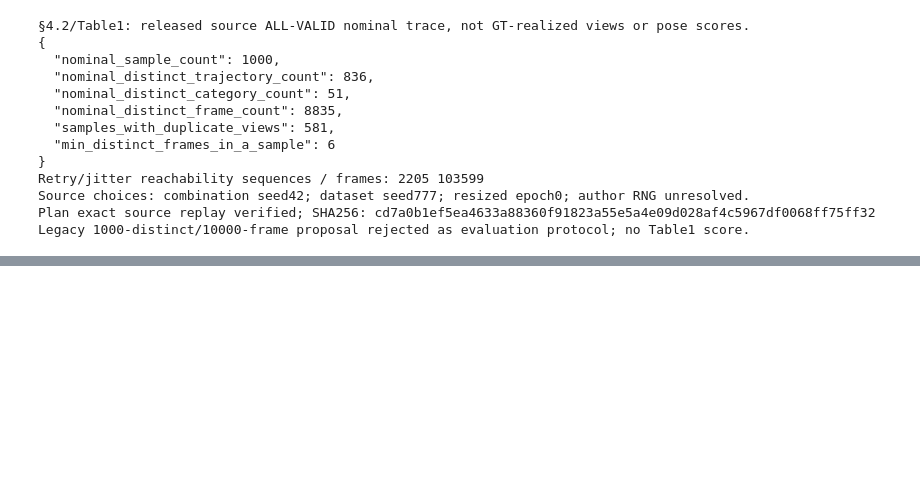
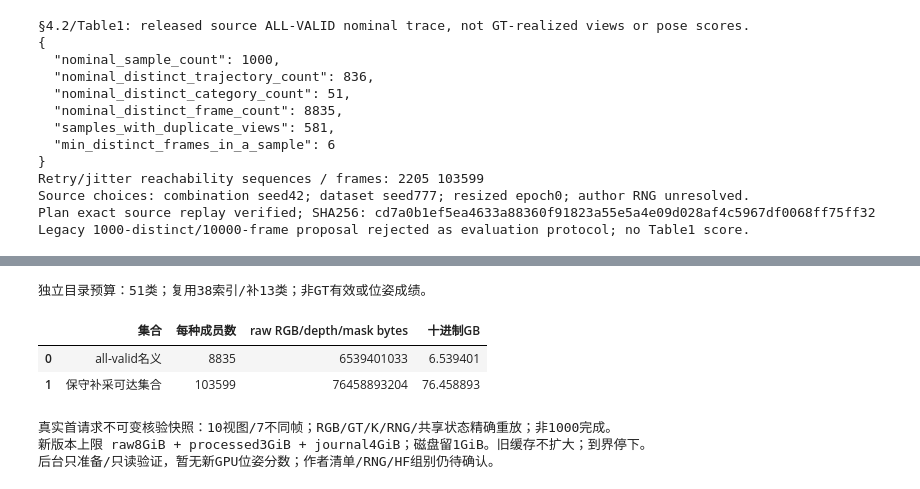
Before and after one commit to Yiran-yetuser/fast3r, a Jupyter notebook: fast3r_reproduction.ipynb, the cells around one changed output, grey strips where cells are left out. Cells and saved outputs as stored; diff of their text form; code cells hidden in the pictures; blank space fills up the shorter version.

Commit message:
Verify source51 storage and resume bounded 1000-request input preparation

```diff
--- a/fast3r_reproduction.ipynb
+++ b/fast3r_reproduction.ipynb
@@ -2804,0 +2819,62 @@ Legacy 1000-distinct/10000-frame proposal rejected as evaluation protocol; no Ta
+# %%
+import json, hashlib
+from pathlib import Path
+import pandas as pd
+
+def paper51_storage_sha(path):
+    return hashlib.sha256(Path(path).read_bytes()).hexdigest()
+
+budget_path = Path('results/co3d_51_source_storage_v1_20261003.json')
+proof = json.loads(Path('results/co3d_51_source_storage_verified_20261003.json').read_text())
+budget = json.loads(budget_path.read_text())
+assert proof['report_sha256'] == paper51_storage_sha(budget_path)
+assert proof['verifier_sha256'] == paper51_storage_sha('scripts/verify_co3d_51_source_storage.py')
+assert budget['category_count'] == proof['category_count'] == 51
+assert budget['request_count'] == proof['request_count'] == 1000
+assert proof['reused_index_category_count'] == 38 and proof['new_directory_category_count'] == 13
+for key, count, raw_total in [('nominal', 8835, 6539401033), ('retry_jitter_closure', 103599, 76458893204)]:
+    assert budget[key] == proof[key]
+    assert set(proof[key]['member_count_by_kind'].values()) == {count}
+    assert sum(proof[key]['advertised_raw_bytes_by_kind'].values()) == raw_total
+    assert proof[key]['advertised_raw_bytes'] == raw_total
+assert not proof['actual_gt_validity_verified'] and not proof['formal_Table1_result']
+assert not proof['processed_storage_budget_measured']
+assert not proof['raw_rgb_depth_mask_downloaded']  # Directory audit only; later preparation is separate.
+print('独立目录预算：51类；复用38索引/补13类；非GT有效或位姿成绩。')
+display(pd.DataFrame([
+    {'集合': label, '每种成员数': proof[key]['member_count_by_kind']['images'],
+     'raw RGB/depth/mask bytes': proof[key]['advertised_raw_bytes'],
+     '十进制GB': proof[key]['advertised_raw_bytes']/1e9}
+    for key, label in [('nominal', 'all-valid名义'), ('retry_jitter_closure', '保守补采可达集合')]
+]))
+
+prefix_path = Path('results/co3d51_source_inputs_prefix1_verified_20261003.json')
+prefix = json.loads(prefix_path.read_text())
+root = Path('results/co3d51_source_prepare_v1_progress')
+assert prefix['verifier_sha256'] == paper51_storage_sha('scripts/verify_co3d51_source_inputs_v1.py')
+assert prefix['verified_request_count'] == 1 and not prefix['all_1000_requests_prepared_and_replayed']
+assert prefix['initial_sha256'] == paper51_storage_sha(root/'initial.json')
+for name, value in prefix['request_sha256'].items():
+    assert paper51_storage_sha(root/name) == value
+assert prefix['raw_SHA_CRC_processed_SHA_and_receipts_checked']
+assert prefix['input_tensor_GT_rng_trace_and_shared_state_exact_equal']
+assert prefix['network_bytes'] == prefix['model_forward_count'] == 0
+assert not prefix['formal_Table1_result'] and not prefix['full_paper_completed']
+request = json.loads((root/'request_000.json').read_text())['result']
+views = request['returned_views']
+assert len(views) == 10 and len({v['instance'] for v in views}) == 7
+assert all(v['img_shape'] == [3,384,512] and v['true_shape_hw'] == [384,512] for v in views)
+print('真实首请求不可变核验快照：10视图/7不同帧；RGB/GT/K/RNG/共享状态精确重放；非1000完成。')
+limits = json.loads((root/'initial.json').read_text())['identity']['bindings']
+assert [limits[k]//1024**3 for k in ('raw_cache_limit_bytes','processed_limit_bytes','journal_limit_bytes','reserve_bytes')] == [8,3,4,1]
+assert not limits['author_rng_recovered'] and not limits['formal_Table1_result']
+print('新版本上限 raw8GiB + processed3GiB + journal4GiB；磁盘留1GiB。旧缓存不扩大；到界停下。')
+print('后台只准备/只读验证，暂无新GPU位姿分数；作者清单/RNG/HF组别仍待确认。')
+# %% [output]
+独立目录预算：51类；复用38索引/补13类；非GT有效或位姿成绩。
+|  | 集合 | 每种成员数 | raw RGB/depth/mask bytes | 十进制GB |
+| 0 | all-valid名义 | 8835 | 6539401033 | 6.539401 |
+| 1 | 保守补采可达集合 | 103599 | 76458893204 | 76.458893 |
+真实首请求不可变核验快照：10视图/7不同帧；RGB/GT/K/RNG/共享状态精确重放；非1000完成。
+新版本上限 raw8GiB + processed3GiB + journal4GiB；磁盘留1GiB。旧缓存不扩大；到界停下。
+后台只准备/只读验证，暂无新GPU位姿分数；作者清单/RNG/HF组别仍待确认。
```
Also changed, not shown: parts of 1 cell of this notebook, 15 other files.
